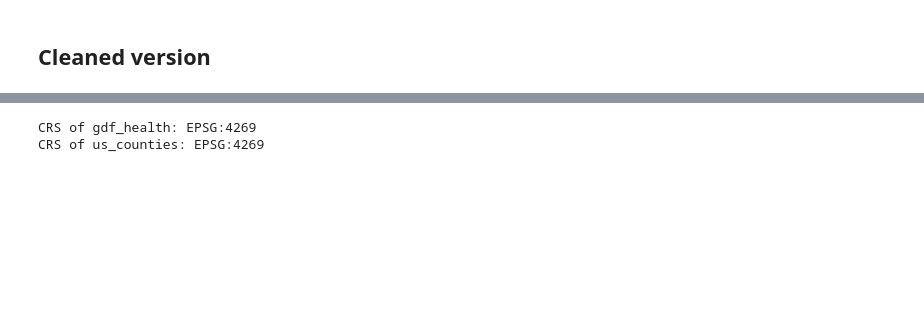
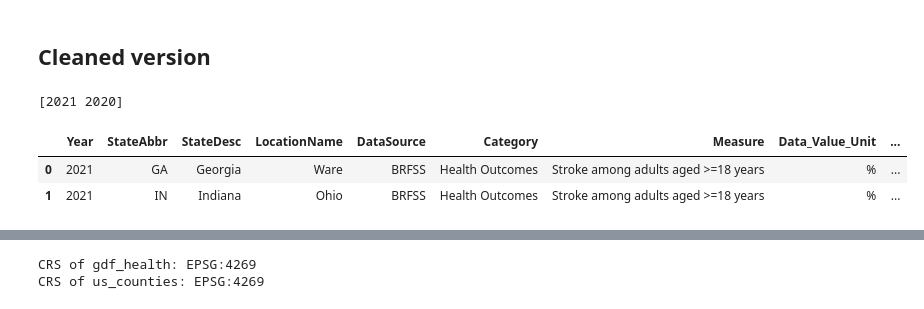
Before and after one commit to SloughJE/UnHealth_Dashboard, a Jupyter notebook: notebooks/1.0-JES-merging_data.ipynb, the cells around one changed output, grey strips where cells are left out. Drawn from its saved outputs; the diff is of its cells as text; code cells hidden in the pictures; blank space fills up the shorter version.

```diff
--- a/notebooks/1.0-JES-merging_data.ipynb
+++ b/notebooks/1.0-JES-merging_data.ipynb
@@ -283,2 +298,12 @@ merged_gdf.head()
 # %% [markdown]
 ## Cleaned version
+# %%
+link_csv = "https://data.cdc.gov/api/views/swc5-untb/rows.csv?accessType=DOWNLOAD" # actual link to 2023 release download
+df_health_2023 = pd.read_csv(link_csv)
+print(df_health_2023.Year.unique())
+df_health_2023.head(2)
+# %% [output]
+[2021 2020]
+|  | Year | StateAbbr | StateDesc | LocationName | DataSource | Category | Measure | Data_Value_Unit | ... |
+| 0 | 2021 | GA | Georgia | Ware | BRFSS | Health Outcomes | Stroke among adults aged >=18 years | % | ... |
+| 1 | 2021 | IN | Indiana | Ohio | BRFSS | Health Outcomes | Stroke among adults aged >=18 years | % | ... |
```
Also changed, not shown: parts of 24 cells of this notebook, 3 other files.
